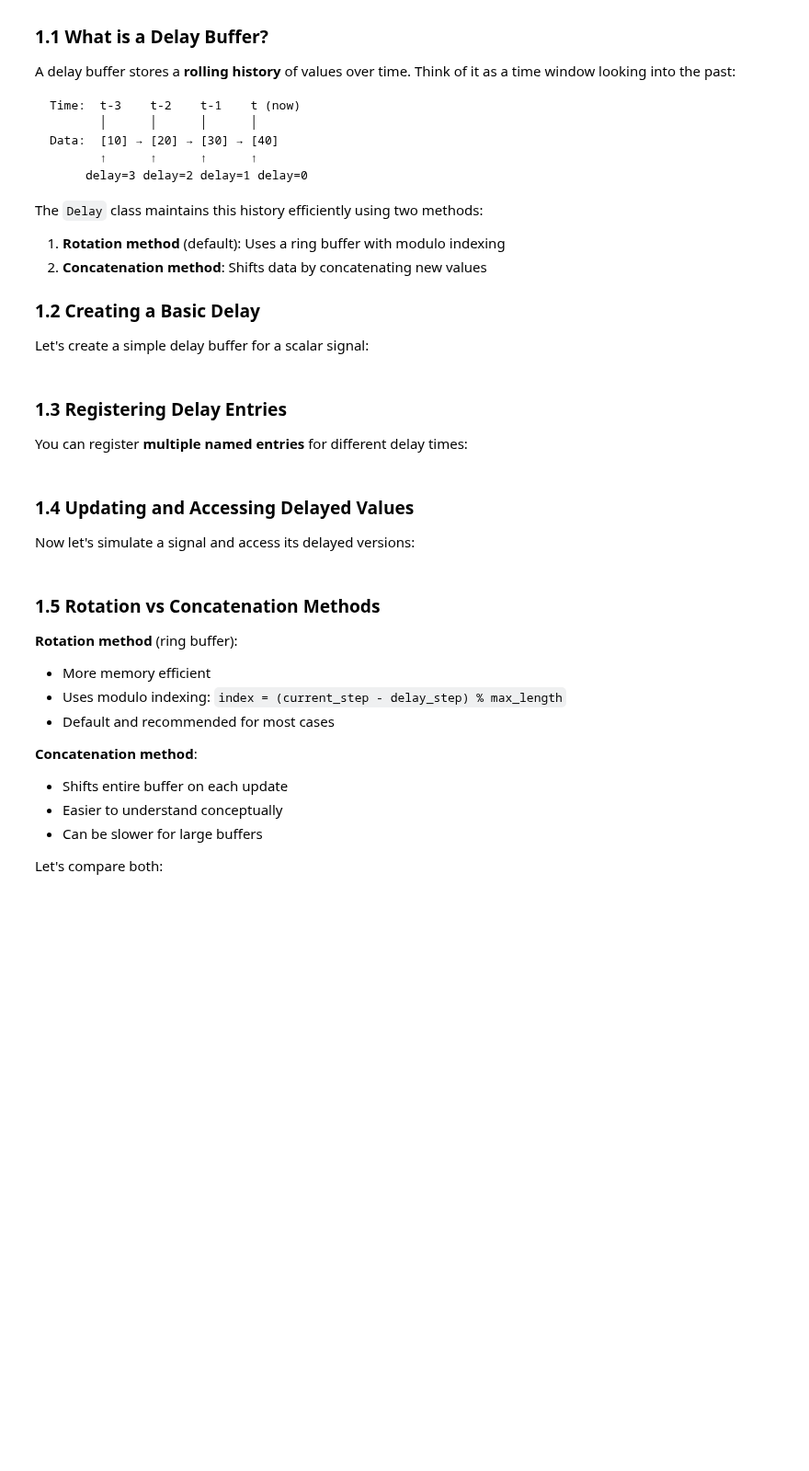
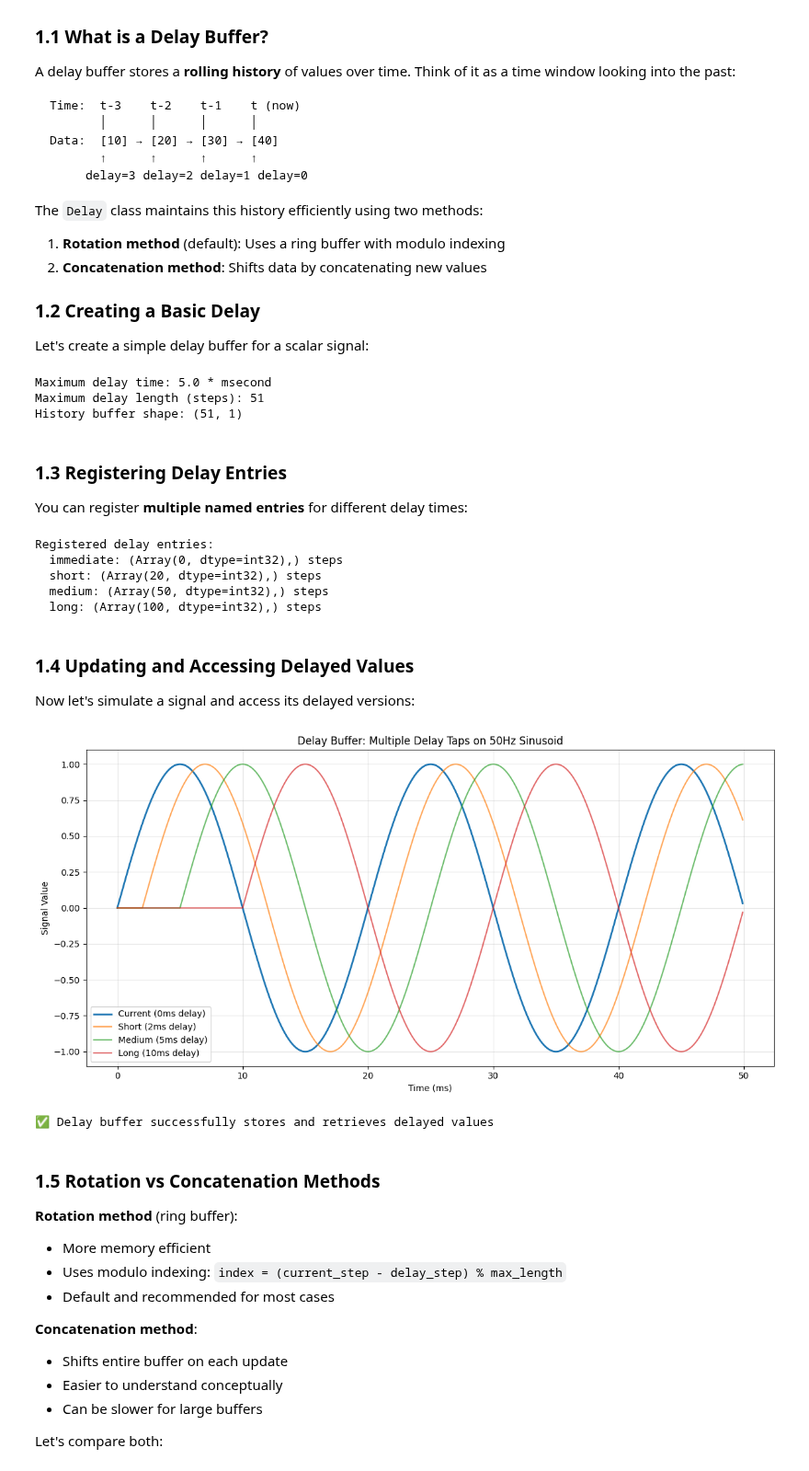
Before and after one commit to chaobrain/brainstate, a Jupyter notebook: docs/tutorials/neural_networks/06_delay_basics.ipynb, the cells around one changed output. Shown at 92% size. Drawn from its saved outputs; the diff is of its cells as text; code cells hidden in the pictures; blank space fills up the shorter version.

```diff
--- a/docs/tutorials/neural_networks/06_delay_basics.ipynb
+++ b/docs/tutorials/neural_networks/06_delay_basics.ipynb
@@ -72,7 +67,7 @@ Let's create a simple delay buffer for a scalar signal:
 target_data = jnp.array([0.0])  # Example: scalar in array form
 
 # Create delay with 5ms maximum delay
-delay_buffer = bst.nn.Delay(
+delay_buffer = brainstate.nn.Delay(
     target_info=target_data,  # Shape/dtype template
     time=5.0 * u.ms,          # Maximum delay time
     init=0.0,                 # Initial history value
@@ -85,13 +80,17 @@ delay_buffer.init_state()
 print(f"Maximum delay time: {delay_buffer.max_time}")
 print(f"Maximum delay length (steps): {delay_buffer.max_length}")
 print(f"History buffer shape: {delay_buffer.history.value.shape}")
+# %% [output]
+Maximum delay time: 5.0 * msecond
+Maximum delay length (steps): 51
+History buffer shape: (51, 1)
 # %% [markdown]
 ### 1.3 Registering Delay Entries
 
 You can register **multiple named entries** for different delay times:
 # %%
 # Create delay buffer with multiple taps
-delay_buffer = bst.nn.Delay(
+delay_buffer = brainstate.nn.Delay(
     target_info=jnp.array([0.0]),
     time=10.0 * u.ms,  # Support delays up to 10ms
     init=0.0
@@ -108,6 +107,12 @@ delay_buffer.init_state()
 print("Registered delay entries:")
 for name, delay_info in delay_buffer._registered_entries.items():
     print(f"  {name}: {delay_info} steps")
+# %% [output]
+Registered delay entries:
+  immediate: (Array(0, dtype=int32),) steps
+  short: (Array(20, dtype=int32),) steps
+  medium: (Array(50, dtype=int32),) steps
+  long: (Array(100, dtype=int32),) steps
 # %% [markdown]
 ### 1.4 Updating and Accessing Delayed Values
 
@@ -115,7 +120,7 @@ Now let's simulate a signal and access its delayed versions:
 # %%
 # Simulation parameters
 duration = 50.0 * u.ms
-dt = bst.environ.get_dt()
+dt = brainstate.environ.get_dt()
 num_steps = int(duration / dt)
 
 # Storage for visualization
@@ -128,7 +133,7 @@ delayed_long = []
 # Simulate a sinusoidal signal
 for i in range(num_steps):
     t = i * dt
-    bst.environ.set(i=i, t=t)
+    brainstate.environ.set(i=i, t=t)
 
     # Current signal: sin(2π * 50Hz * t)
     current = jnp.sin(2 * jnp.pi * 50.0 * (t / u.second))
@@ -138,33 +143,36 @@ for i in range(num_steps):
     delay_buffer.update(current_array)
 
     # Retrieve delayed values
     val_immediate = delay_buffer.at('immediate')[0]
     val_short = delay_buffer.at('short')[0]
     val_medium = delay_buffer.at('medium')[0]
     val_long = delay_buffer.at('long')[0]
 
     # Store for plotting
     times.append(float(t / u.ms))
     current_values.append(float(val_immediate))
     delayed_short.append(float(val_short))
     delayed_medium.append(float(val_medium))
     delayed_long.append(float(val_long))
 
 # Visualize
 plt.figure(figsize=(12, 6))
 plt.plot(times, current_values, label='Current (0ms delay)', linewidth=2)
 plt.plot(times, delayed_short, label='Short (2ms delay)', alpha=0.7)
 plt.plot(times, delayed_medium, label='Medium (5ms delay)', alpha=0.7)
 plt.plot(times, delayed_long, label='Long (10ms delay)', alpha=0.7)
 plt.xlabel('Time (ms)')
 plt.ylabel('Signal Value')
 plt.title('Delay Buffer: Multiple Delay Taps on 50Hz Sinusoid')
 plt.legend()
 plt.grid(True, alpha=0.3)
 plt.tight_layout()
 plt.show()
 
 print("✅ Delay buffer successfully stores and retrieves delayed values")
+# %% [output]
+[figure, added]
+✅ Delay buffer successfully stores and retrieves delayed values
 # %% [markdown]
 ### 1.5 Rotation vs Concatenation Methods
 
```
Also changed, not shown: parts of 13 cells of this notebook, 1 other file.
